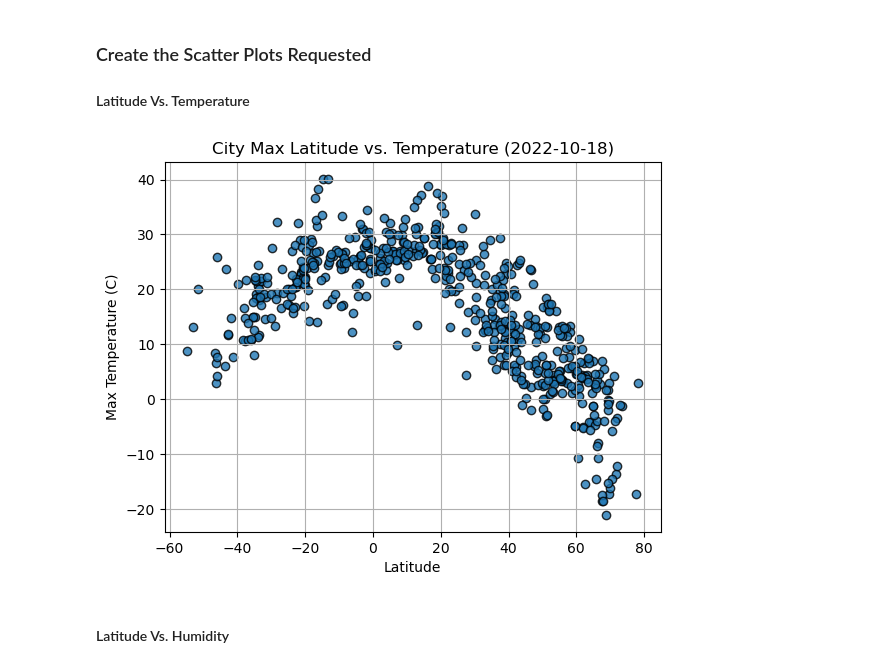
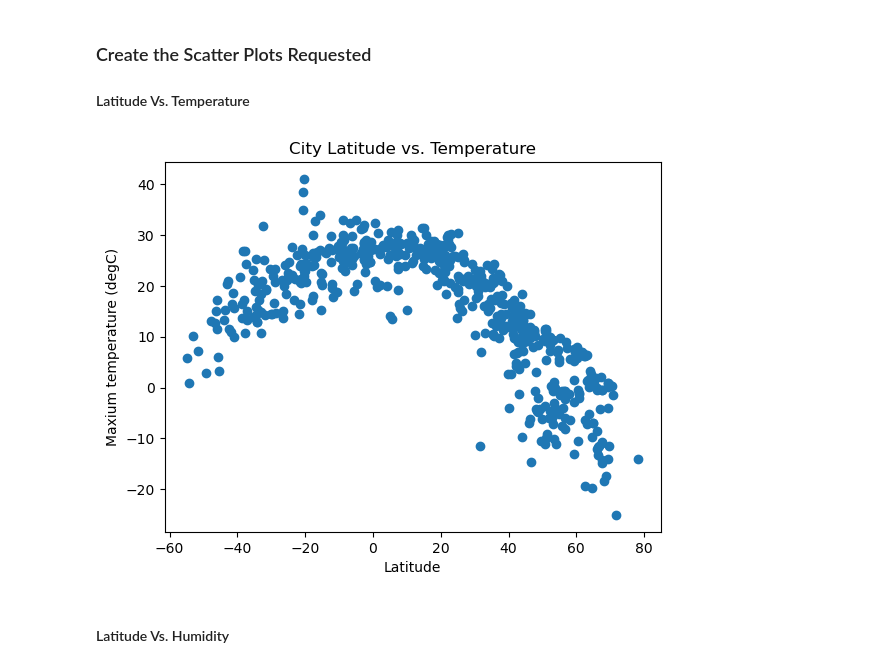
Before and after one commit to viabloko/World_Weather_Analysis, a Jupyter notebook: WeatherPy.ipynb, the cells around one changed output. Saved outputs shown, nothing was run; the diff lists cells and outputs as text; code cells hidden in the pictures.

```diff
--- a/WeatherPy.ipynb
+++ b/WeatherPy.ipynb
@@ -189,18 +194,19 @@ city_data_df.head()
 #### Latitude Vs. Temperature
 # %%
 # Build scatter plot for latitude vs. temperature
-# YOUR CODE HERE
-
+plt.scatter(city_data_df['Lat'], city_data_df['Max Temp'])
 # Incorporate the other graph properties
-# YOUR CODE HERE
+plt.xlabel('Latitude')
+plt.ylabel('Maxium temperature (degC)')
+plt.title('City Latitude vs. Temperature')
 
 # Save the figure
 plt.savefig("output_data/Fig1.png")
 
 # Show plot
 plt.show()
 # %% [output]
-[figure, old version]
+[figure, new version]
 # %% [markdown]
 #### Latitude Vs. Humidity
 # %%
```
Also changed, not shown: parts of 34 cells of this notebook, 6 other files.
